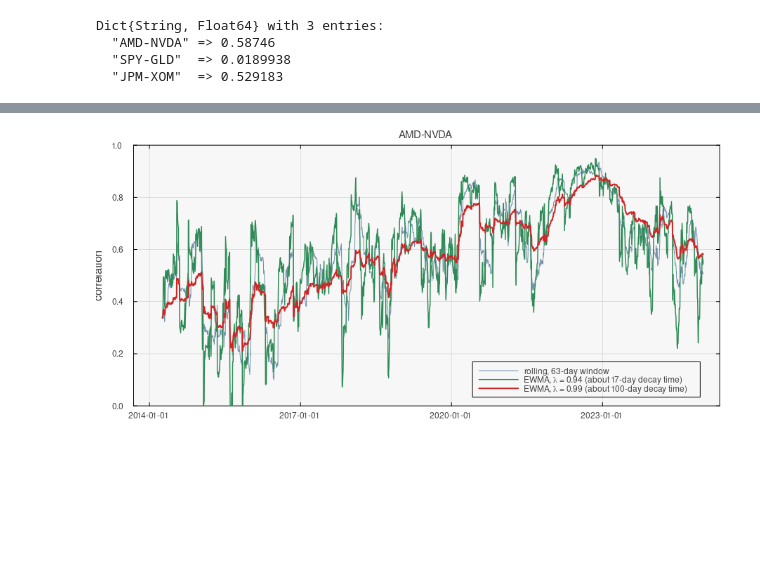
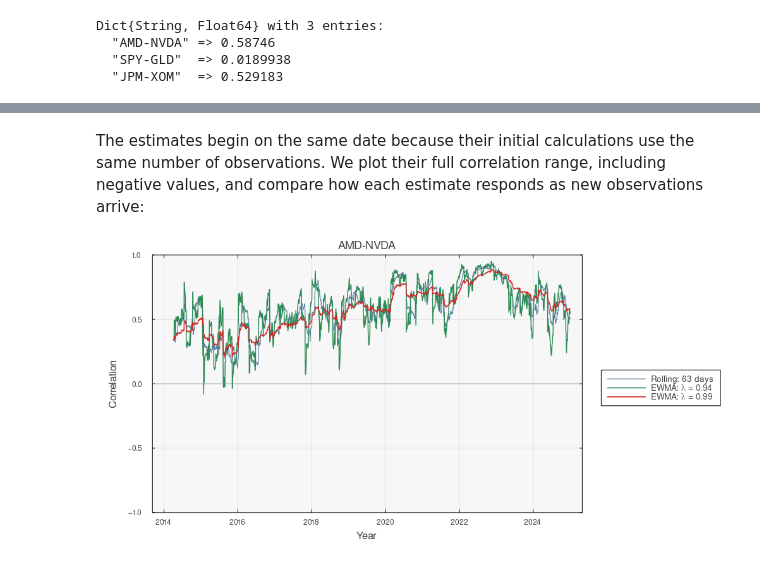
Before and after one commit to varnerlab/CHEME-5660-CourseRepository-Fall-2026, a Jupyter notebook: lectures/week-5/L5a/advanced/rolling-correlation/CHEME-5660-L5a-Advanced-RollingCorrelation-Fall-2026.ipynb, the cells around one changed output, grey strips where cells are left out. Saved outputs shown, nothing was run; the diff lists cells and outputs as text; code cells hidden in the pictures; blank space fills up the shorter version.

```diff
--- a/lectures/week-5/L5a/advanced/rolling-correlation/CHEME-5660-L5a-Advanced-RollingCorrelation-Fall-2026.ipynb
+++ b/lectures/week-5/L5a/advanced/rolling-correlation/CHEME-5660-L5a-Advanced-RollingCorrelation-Fall-2026.ipynb
@@ -118,25 +272,57 @@ and the EWMA correlation is the usual ratio. As in the RiskMetrics convention, w
 # %%
-function ewma_correlation(x::AbstractVector{<:Real}, y::AbstractVector{<:Real}, λ::Real; burn_in::Int = 63)
-    n = length(x)
-    # initialize on the first window with uncentered second moments (zero-mean convention, no look-ahead)
-    vx = mean(abs2, x[1:burn_in]); vy = mean(abs2, y[1:burn_in]); cxy = mean(x[1:burn_in] .* y[1:burn_in])
-    ρ = fill(NaN, n); ρ[burn_in] = cxy/sqrt(vx*vy)
-    for k ∈ (burn_in+1):n
-        vx = λ*vx + (1 - λ)*x[k]^2
-        vy = λ*vy + (1 - λ)*y[k]^2
-        cxy = λ*cxy + (1 - λ)*x[k]*y[k]
-        ρ[k] = cxy/sqrt(vx*vy)
+ewma_pair = first(pairs); # Asset pair selected in Task 1.
+comparison_window = first(window_lengths); # Rolling comparison window, in trading days.
+burn_in = comparison_window; # Number of observations used to initialize the second moments.
+decay_factors = (0.94, 0.99); # Dimensionless decay factors for the two EWMA estimates.
+
+ewma_df = let
+    a, b = ewma_pair;
+    x = G[:, column_index[a]]; # First asset's growth rates, in inverse years.
+    y = G[:, column_index[b]]; # Second asset's growth rates, in inverse years.
+    df = DataFrame(
+        date = dates,
+        rolling = rolling_df[!, "$(a)-$(b) L=$(comparison_window)"],
+    );
+    for decay in decay_factors
+        df[!, "EWMA λ=$(decay)"] = ewma_correlation(x, y, decay; burn_in = burn_in);
     end
-    return ρ
-end
-
-let
-    x = G[:, col("AMD")]; y = G[:, col("NVDA")]
-    p = plot(dates, rolling_df[!, "AMD-NVDA L=63"]; color = :steelblue4, lw = 1, alpha = 0.7, label = "rolling, 63-day window",
-        ylabel = "correlation", title = "AMD-NVDA", titlefontsize = 10, ylims = (0.0, 1.0), size = (900, 420), legend = :bottomright)
-    plot!(p, dates, ewma_correlation(x, y, 0.94); color = :seagreen4, lw = 1.5, label = "EWMA, λ = 0.94 (about 17-day decay time)")
-    plot!(p, dates, ewma_correlation(x, y, 0.99); color = :firebrick3, lw = 2, label = "EWMA, λ = 0.99 (about 100-day decay time)")
-    p
-end
+    df
+end;
-# %% [output]
-[figure, removed]
+# %% [markdown]
+The estimates begin on the same date because their initial calculations use the same number of observations. We plot their full correlation range, including negative values, and compare how each estimate responds as new observations arrive:
+# %%
+let
+    a, b = ewma_pair;
+    line_colors = (:seagreen4, :firebrick3); # Colors for the shorter and longer EWMA memories.
+    p = plot(
+        ewma_df.date, ewma_df.rolling;
+        color = :steelblue4,
+        linewidth = 1.2,
+        alpha = 0.8,
+        label = "Rolling: $(comparison_window) days",
+        title = "$(a)-$(b)",
+        titlefontsize = 12,
+        ylabel = "Correlation",
+        xlabel = "Year",
+        ylims = (-1.0, 1.0),
+        yticks = -1.0:0.5:1.0,
+        xticks = (Date.(2014:2:2024), string.(2014:2:2024)),
+        size = (1000, 500),
+        left_margin = 8 * Plots.mm,
+        bottom_margin = 8 * Plots.mm,
+        legend = :outerright,
+        legendfontsize = 9,
+    );
+    for (decay, color) in zip(decay_factors, line_colors)
+        plot!(
+            p, ewma_df.date, ewma_df[!, "EWMA λ=$(decay)"];
+            color = color,
+            linewidth = 1.5,
+            label = "EWMA: λ = $(decay)",
+        );
+    end
+    hline!(p, [0.0]; color = :gray60, linewidth = 0.7, label = false);
+    p
+end
+# %% [output]
+[figure, added]
```
Also changed, not shown: parts of 27 cells of this notebook, 22 other files.
